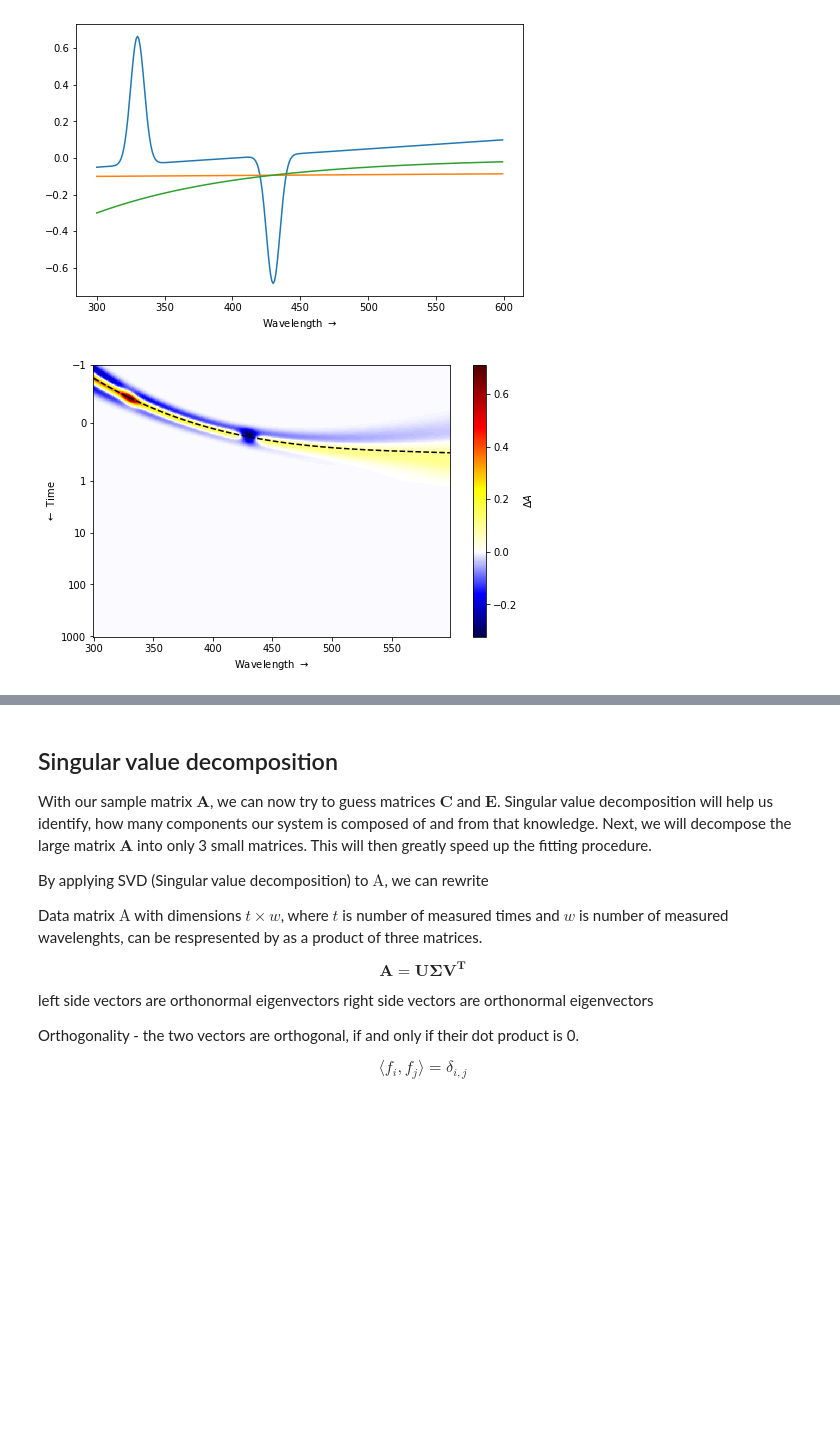
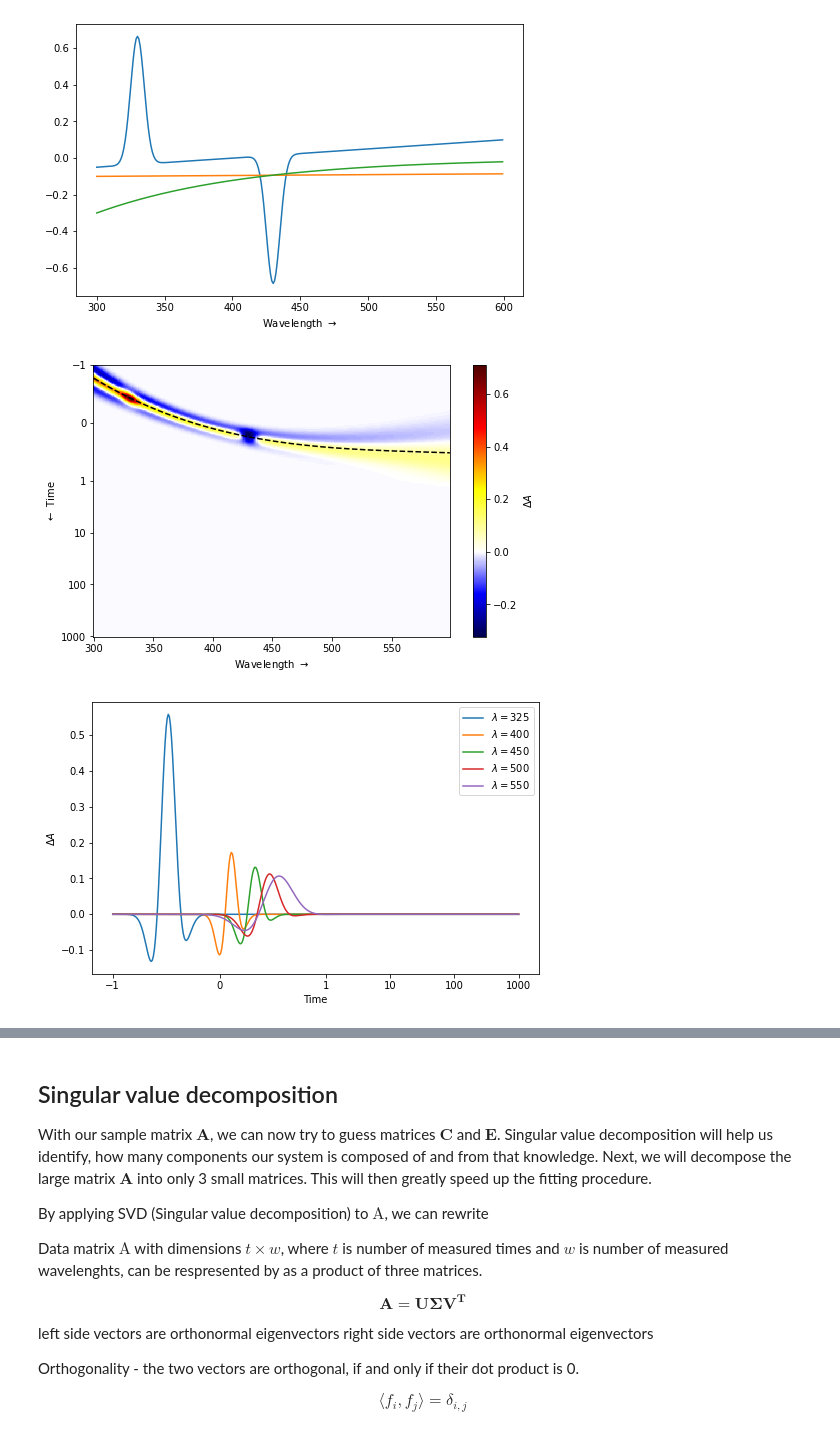
Before and after one commit to dmadea/Jupyter-Tutorials, a Jupyter notebook: Femto + LDM/Femto tutorial.ipynb, the cells around one changed output, grey strips where cells are left out. Cells and saved outputs as stored; diff of their text form; code cells hidden in the pictures; blank space fills up the shorter version.

```diff
--- a/Femto + LDM/Femto tutorial.ipynb
+++ b/Femto + LDM/Femto tutorial.ipynb
@@ -528,13 +548,15 @@ plt.show()
 # %%
 # simulate artifacts, including the chirp and plot the matrix
 C_COH = gaussian_derivatives(times, tau, mu, normalized=True)[:-1, ...]  # remove the last derivative
 C_COH = C_COH.transpose(1, 2, 0)  # transpose dimensions for batch matrix vector multiplication
 
 D_COH = 0.6*np.matmul(C_COH, S_COH[..., None]).squeeze().T
 
 plot_matrix(times, wavelengths, D_COH, mu)
+plot_traces(wavelengths, times, D_COH)
 # %% [output]
 [figure]
+[figure, added]
 # %%
 # add the simulated data and coherent artifacts together
 D_full = D + D_COH
```
Also changed, not shown: parts of 41 cells of this notebook.
